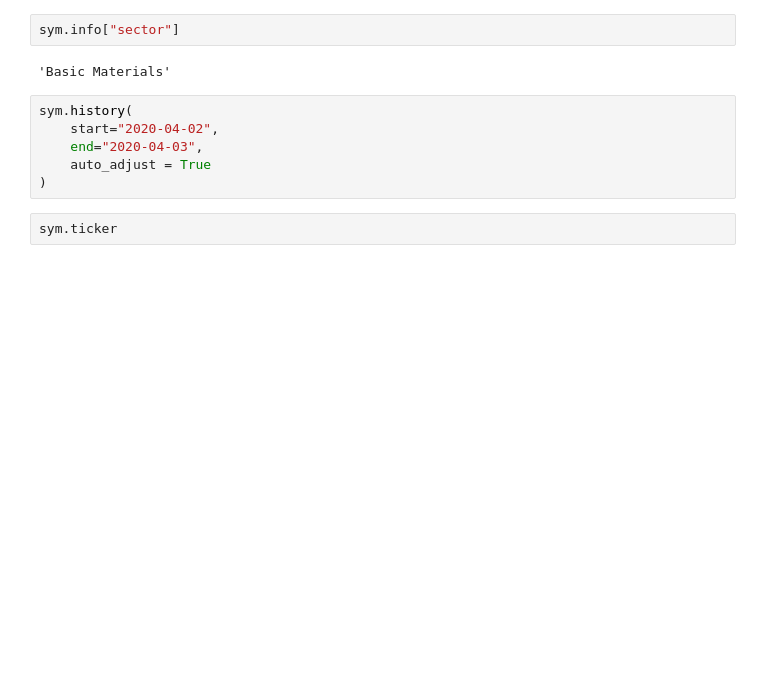
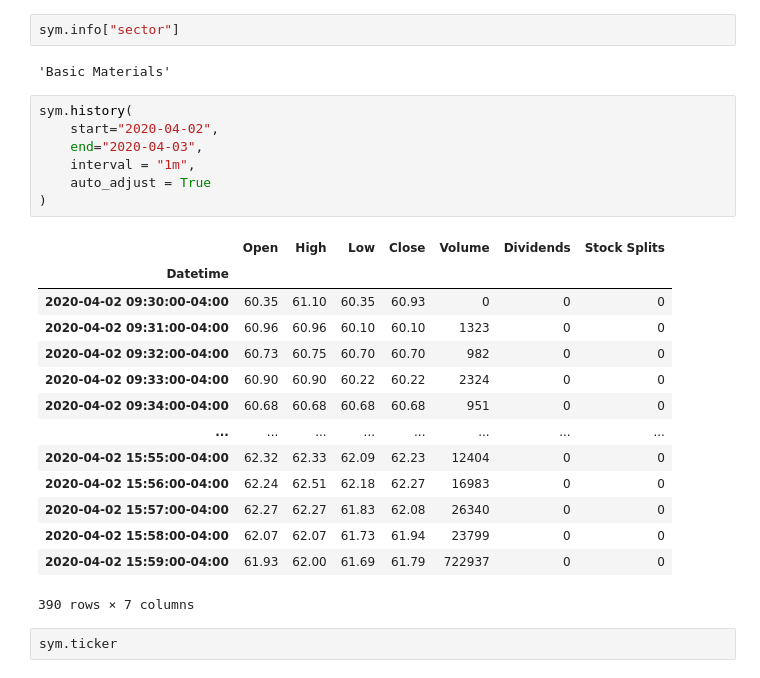
Before and after one commit to gryBox/prefect_guide, a Jupyter notebook: MOC.ipynb, the cells around one changed output. Cells and saved outputs as stored; diff of their text form; blank space fills up the shorter version.

```diff
--- a/MOC.ipynb
+++ b/MOC.ipynb
@@ -133,9 +240,25 @@ sym.info["sector"]
 # %%
 sym.history(
     start="2020-04-02",
     end="2020-04-03",
+    interval = "1m",
     auto_adjust = True
 )
+# %% [output]
+|  | Open | High | Low | Close | Volume | Dividends | Stock Splits |
+| Datetime |  |  |  |  |  |  |  |
+| 2020-04-02 09:30:00-04:00 | 60.35 | 61.10 | 60.35 | 60.93 | 0 | 0 | 0 |
+| 2020-04-02 09:31:00-04:00 | 60.96 | 60.96 | 60.10 | 60.10 | 1323 | 0 | 0 |
+| 2020-04-02 09:32:00-04:00 | 60.73 | 60.75 | 60.70 | 60.70 | 982 | 0 | 0 |
+| 2020-04-02 09:33:00-04:00 | 60.90 | 60.90 | 60.22 | 60.22 | 2324 | 0 | 0 |
+| 2020-04-02 09:34:00-04:00 | 60.68 | 60.68 | 60.68 | 60.68 | 951 | 0 | 0 |
+| ... | ... | ... | ... | ... | ... | ... | ... |
+| 2020-04-02 15:55:00-04:00 | 62.32 | 62.33 | 62.09 | 62.23 | 12404 | 0 | 0 |
+| 2020-04-02 15:56:00-04:00 | 62.24 | 62.51 | 62.18 | 62.27 | 16983 | 0 | 0 |
+| 2020-04-02 15:57:00-04:00 | 62.27 | 62.27 | 61.83 | 62.08 | 26340 | 0 | 0 |
+| 2020-04-02 15:58:00-04:00 | 62.07 | 62.07 | 61.73 | 61.94 | 23799 | 0 | 0 |
+| 2020-04-02 15:59:00-04:00 | 61.93 | 62.00 | 61.69 | 61.79 | 722937 | 0 | 0 |
+390 rows × 7 columns
 # %%
 sym.ticker
 # %% [output]
```
Also changed, not shown: parts of 16 cells of this notebook, 4 other files.
